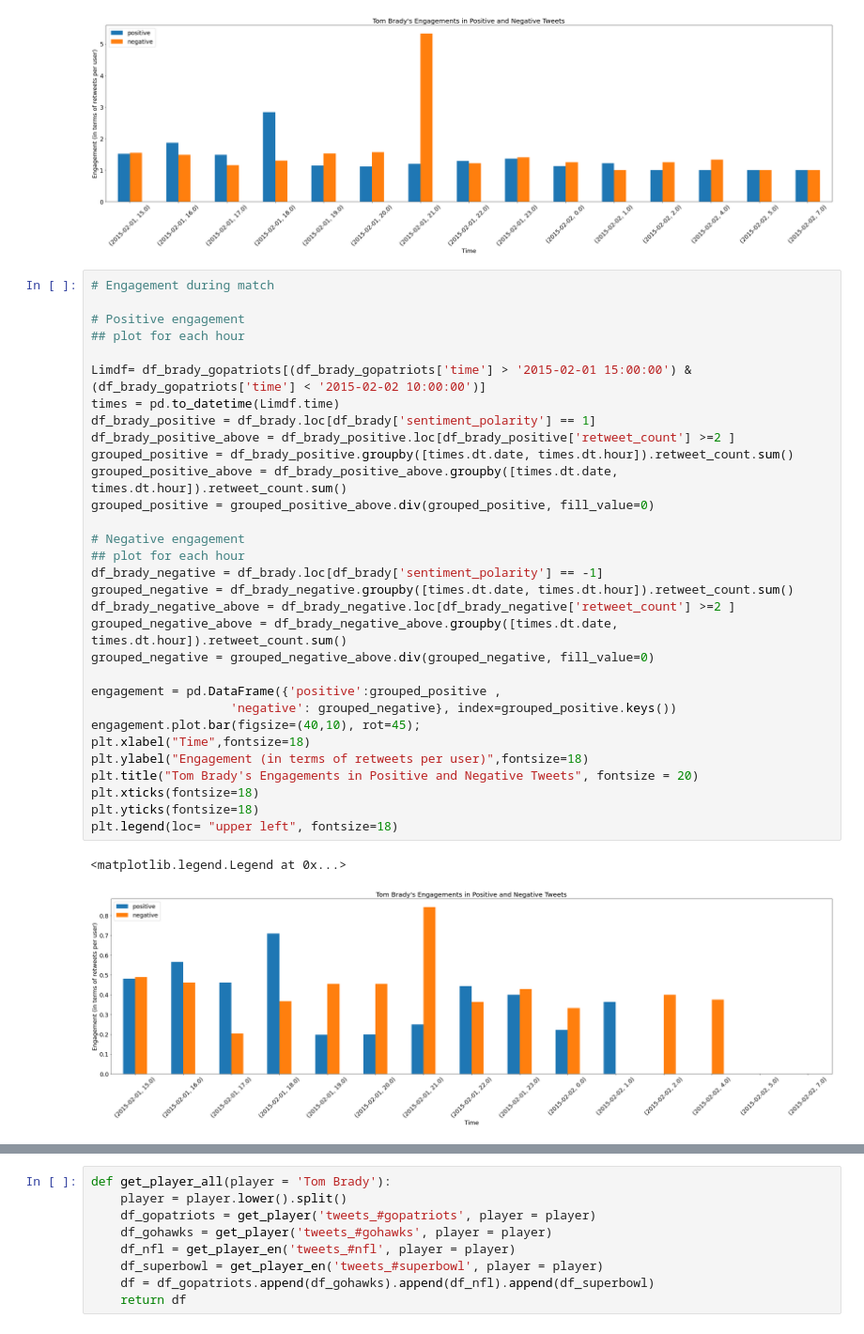
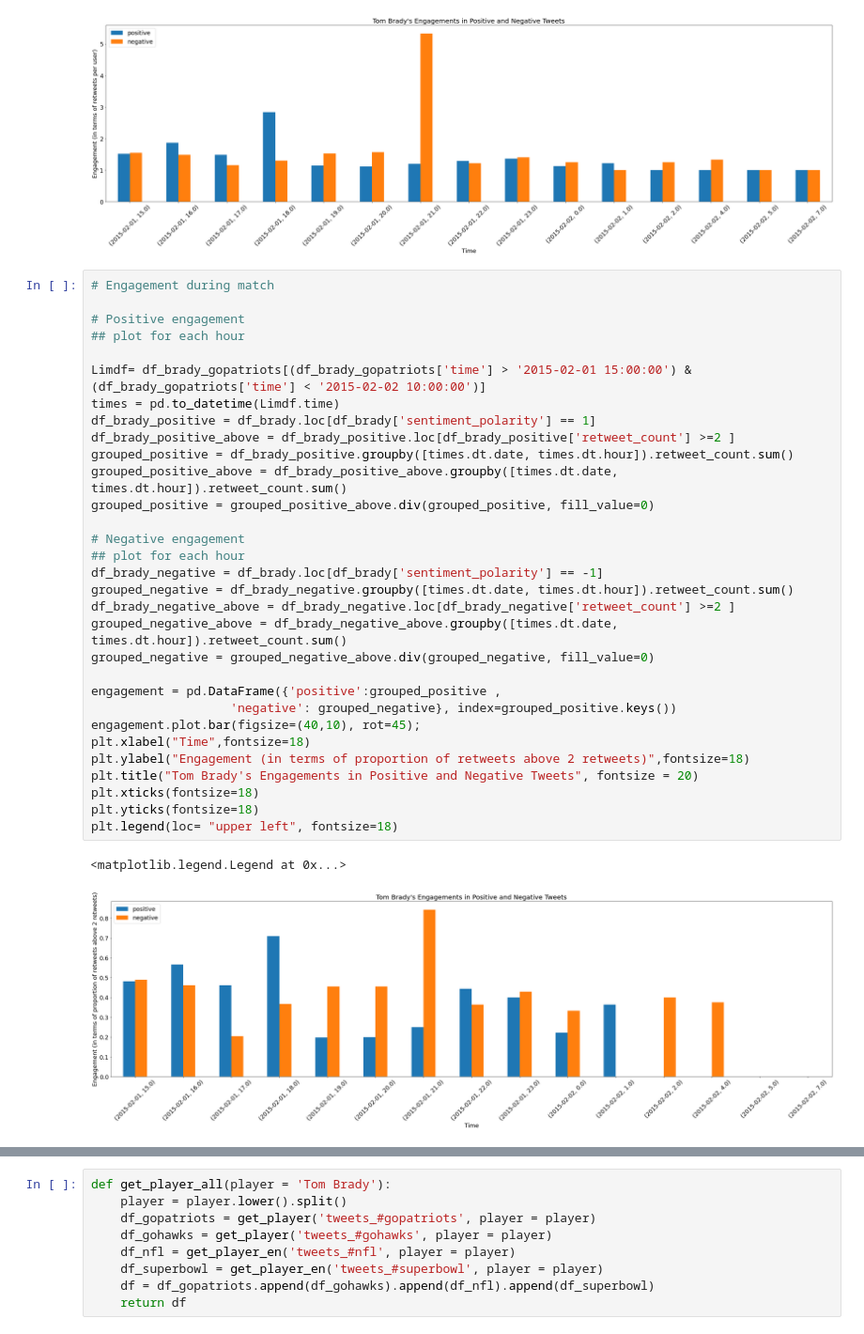
Before and after one commit to zhz03/ECE219_data_mining_project, a Jupyter notebook: Project_4/Project4_Sentiment_sp.ipynb, the cells around one changed output, grey strips where cells are left out. Shown at 94% size. Drawn from its saved outputs; the diff is of its cells as text.

```diff
--- a/Project_4/Project4_Sentiment_sp.ipynb
+++ b/Project_4/Project4_Sentiment_sp.ipynb
@@ -383,40 +385,40 @@ plt.legend(loc= "upper left", fontsize=18)
 # %% [output]
 <matplotlib.legend.Legend at 0x...>
 [figure]
-# %%
-# Engagement during match
-
-# Positive engagement
-## plot for each hour
-
-Limdf= df_brady_gopatriots[(df_brady_gopatriots['time'] > '2015-02-01 15:00:00') & (df_brady_gopatriots['time'] < '2015-02-02 10:00:00')]
-times = pd.to_datetime(Limdf.time)
-df_brady_positive = df_brady.loc[df_brady['sentiment_polarity'] == 1]
-df_brady_positive_above = df_brady_positive.loc[df_brady_positive['retweet_count'] >=2 ]
-grouped_positive = df_brady_positive.groupby([times.dt.date, times.dt.hour]).retweet_count.sum()
-grouped_positive_above = df_brady_positive_above.groupby([times.dt.date, times.dt.hour]).retweet_count.sum()
-grouped_positive = grouped_positive_above.div(grouped_positive, fill_value=0)
-
-# Negative engagement
-## plot for each hour
-df_brady_negative = df_brady.loc[df_brady['sentiment_polarity'] == -1]
-grouped_negative = df_brady_negative.groupby([times.dt.date, times.dt.hour]).retweet_count.sum()
-df_brady_negative_above = df_brady_negative.loc[df_brady_negative['retweet_count'] >=2 ]
-grouped_negative_above = df_brady_negative_above.groupby([times.dt.date, times.dt.hour]).retweet_count.sum()
-grouped_negative = grouped_negative_above.div(grouped_negative, fill_value=0)
-
-engagement = pd.DataFrame({'positive':grouped_positive ,
-                   'negative': grouped_negative}, index=grouped_positive.keys())
-engagement.plot.bar(figsize=(40,10), rot=45);
-plt.xlabel("Time",fontsize=18)
-plt.ylabel("Engagement (in terms of retweets per user)",fontsize=18)
-plt.title("Tom Brady's Engagements in Positive and Negative Tweets", fontsize = 20)
-plt.xticks(fontsize=18)
-plt.yticks(fontsize=18)
-plt.legend(loc= "upper left", fontsize=18)
-# %% [output]
-<matplotlib.legend.Legend at 0x...>
-[figure, removed]
+# %%
+# Engagement during match
+
+# Positive engagement
+## plot for each hour
+
+Limdf= df_brady_gopatriots[(df_brady_gopatriots['time'] > '2015-02-01 15:00:00') & (df_brady_gopatriots['time'] < '2015-02-02 10:00:00')]
+times = pd.to_datetime(Limdf.time)
+df_brady_positive = df_brady.loc[df_brady['sentiment_polarity'] == 1]
+df_brady_positive_above = df_brady_positive.loc[df_brady_positive['retweet_count'] >=2 ]
+grouped_positive = df_brady_positive.groupby([times.dt.date, times.dt.hour]).retweet_count.sum()
+grouped_positive_above = df_brady_positive_above.groupby([times.dt.date, times.dt.hour]).retweet_count.sum()
+grouped_positive = grouped_positive_above.div(grouped_positive, fill_value=0)
+
+# Negative engagement
+## plot for each hour
+df_brady_negative = df_brady.loc[df_brady['sentiment_polarity'] == -1]
+grouped_negative = df_brady_negative.groupby([times.dt.date, times.dt.hour]).retweet_count.sum()
+df_brady_negative_above = df_brady_negative.loc[df_brady_negative['retweet_count'] >=2 ]
+grouped_negative_above = df_brady_negative_above.groupby([times.dt.date, times.dt.hour]).retweet_count.sum()
+grouped_negative = grouped_negative_above.div(grouped_negative, fill_value=0)
+
+engagement = pd.DataFrame({'positive':grouped_positive ,
+                   'negative': grouped_negative}, index=grouped_positive.keys())
+engagement.plot.bar(figsize=(40,10), rot=45);
+plt.xlabel("Time",fontsize=18)
+plt.ylabel("Engagement (in terms of proportion of retweets above 2 retweets)",fontsize=18)
+plt.title("Tom Brady's Engagements in Positive and Negative Tweets", fontsize = 20)
+plt.xticks(fontsize=18)
+plt.yticks(fontsize=18)
+plt.legend(loc= "upper left", fontsize=18)
+# %% [output]
+<matplotlib.legend.Legend at 0x...>
+[figure, added]
 # %%
 # Engagement during match
 
```
Also changed, not shown: parts of 36 cells of this notebook, 1 other file.
